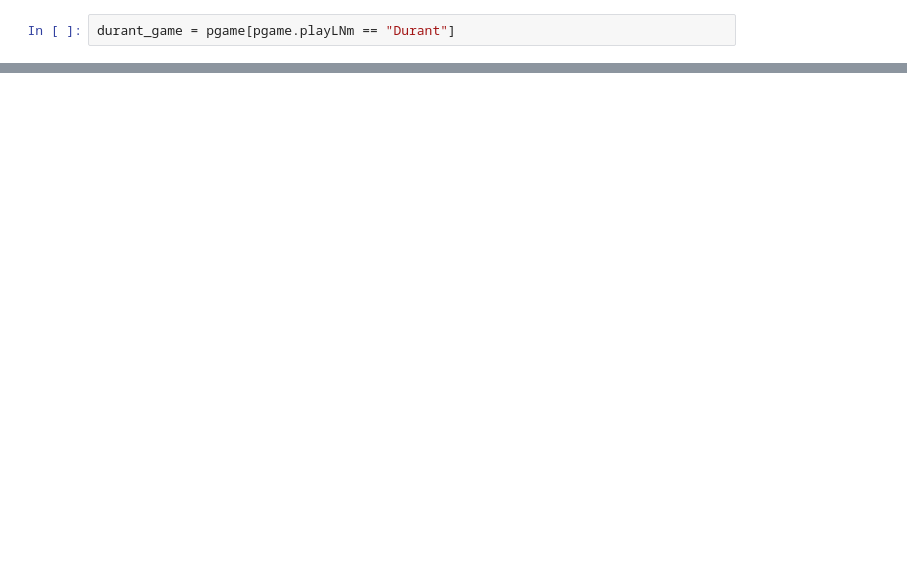
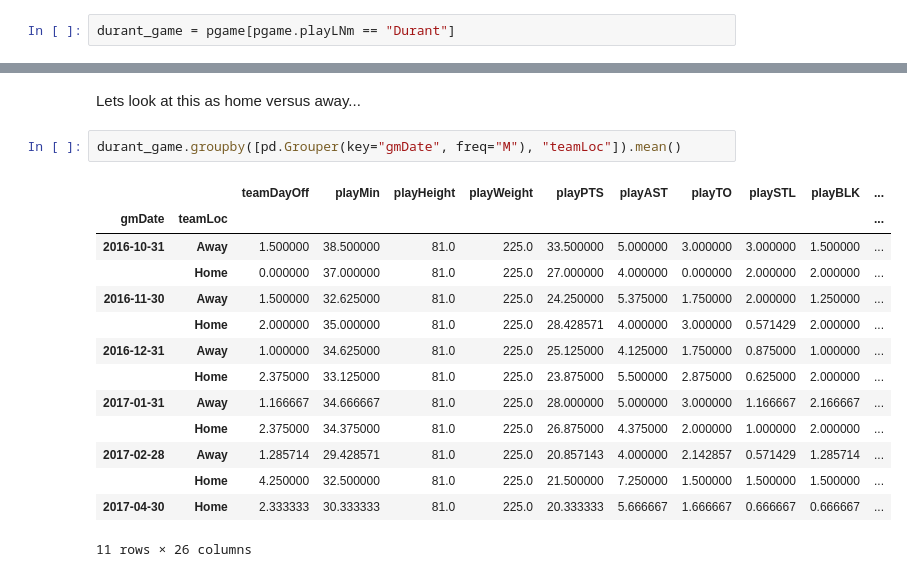
Before and after one commit to mwaugh0328/data_bootcamp_spring_2018, a Jupyter notebook: week10/groupby.ipynb, the cells around one changed output, grey strips where cells are left out. Drawn from its saved outputs; the diff is of its cells as text; blank space fills up the shorter version.

```diff
--- a/week10/groupby.ipynb
+++ b/week10/groupby.ipynb
@@ -221,0 +264,19 @@ durant_game.groupby(pd.Grouper(key="gmDate", freq="W")).count()
+# %% [markdown]
+Lets look at this as home versus away...
+# %%
+durant_game.groupby([pd.Grouper(key="gmDate", freq="M"), "teamLoc"]).mean()
+# %% [output]
+|  |  | teamDayOff | playMin | playHeight | playWeight | playPTS | playAST | playTO | playSTL | playBLK | ... |
+| gmDate | teamLoc |  |  |  |  |  |  |  |  |  | ... |
+| 2016-10-31 | Away | 1.500000 | 38.500000 | 81.0 | 225.0 | 33.500000 | 5.000000 | 3.000000 | 3.000000 | 1.500000 | ... |
+|  | Home | 0.000000 | 37.000000 | 81.0 | 225.0 | 27.000000 | 4.000000 | 0.000000 | 2.000000 | 2.000000 | ... |
+| 2016-11-30 | Away | 1.500000 | 32.625000 | 81.0 | 225.0 | 24.250000 | 5.375000 | 1.750000 | 2.000000 | 1.250000 | ... |
+|  | Home | 2.000000 | 35.000000 | 81.0 | 225.0 | 28.428571 | 4.000000 | 3.000000 | 0.571429 | 2.000000 | ... |
+| 2016-12-31 | Away | 1.000000 | 34.625000 | 81.0 | 225.0 | 25.125000 | 4.125000 | 1.750000 | 0.875000 | 1.000000 | ... |
+|  | Home | 2.375000 | 33.125000 | 81.0 | 225.0 | 23.875000 | 5.500000 | 2.875000 | 0.625000 | 2.000000 | ... |
+| 2017-01-31 | Away | 1.166667 | 34.666667 | 81.0 | 225.0 | 28.000000 | 5.000000 | 3.000000 | 1.166667 | 2.166667 | ... |
+|  | Home | 2.375000 | 34.375000 | 81.0 | 225.0 | 26.875000 | 4.375000 | 2.000000 | 1.000000 | 2.000000 | ... |
+| 2017-02-28 | Away | 1.285714 | 29.428571 | 81.0 | 225.0 | 20.857143 | 4.000000 | 2.142857 | 0.571429 | 1.285714 | ... |
+|  | Home | 4.250000 | 32.500000 | 81.0 | 225.0 | 21.500000 | 7.250000 | 1.500000 | 1.500000 | 1.500000 | ... |
+| 2017-04-30 | Home | 2.333333 | 30.333333 | 81.0 | 225.0 | 20.333333 | 5.666667 | 1.666667 | 0.666667 | 0.666667 | ... |
+11 rows × 26 columns
```
Also changed, not shown: parts of 22 cells of this notebook, 1 other file.
